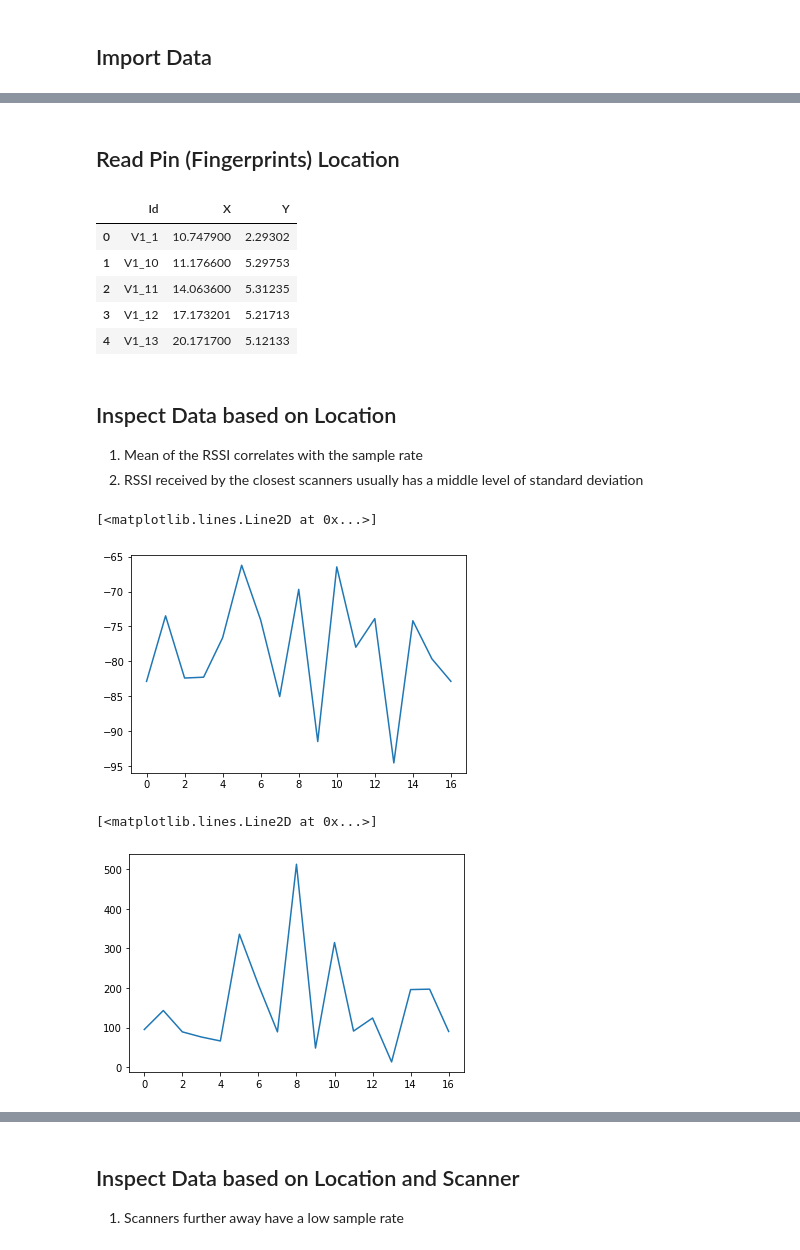
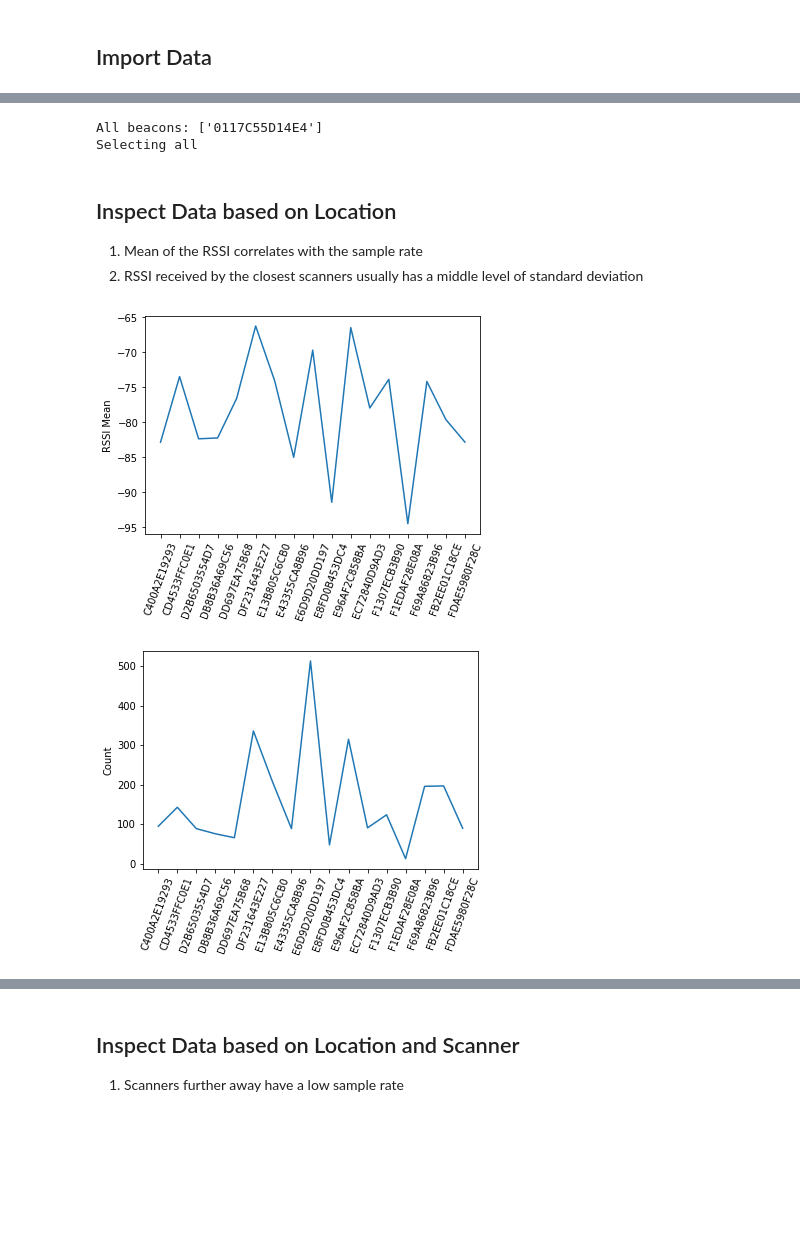
Before and after one commit to ChinHuan/blelocalization, a Jupyter notebook: Working Directory/Data Exploration.ipynb, the cells around one changed output, grey strips where cells are left out. Cells and saved outputs as stored; diff of their text form; code cells hidden in the pictures; blank space fills up the shorter version.

```diff
--- a/Working Directory/Data Exploration.ipynb
+++ b/Working Directory/Data Exploration.ipynb
@@ -68,12 +12,0 @@ B1
-# %% [markdown]
-## Read Pin (Fingerprints) Location
-# %%
-pinData = pd.read_csv("../Documents/Pin", sep='\t')
-pinData.head()
-# %% [output]
-|  | Id | X | Y |
-| 0 | V1_1 | 10.747900 | 2.29302 |
-| 1 | V1_10 | 11.176600 | 5.29753 |
-| 2 | V1_11 | 14.063600 | 5.31235 |
-| 3 | V1_12 | 17.173201 | 5.21713 |
-| 4 | V1_13 | 20.171700 | 5.12133 |
@@ -83,17 +13,27 @@ toCoor = pinDataMap.to_dict()
+# %%
+pin = read_pin("../Data/pin.csv")
+data = read_data("../Data/rssi3.csv")
+# %% [output]
+All beacons: ['0117C55D14E4']
+Selecting all
 # %% [markdown]
 ## Inspect Data based on Location
 1. Mean of the RSSI correlates with the sample rate
 2. RSSI received by the closest scanners usually has a middle level of standard deviation
 # %%
-m = B1[B1['location'] == "V1_23"].describe().loc["mean", :]
+m = data[data['location'] == "V1_23"].describe().loc["mean", :]
 plt.plot(np.arange(17), m)
+plt.xticks(np.arange(17), scanners, rotation=70)
+plt.ylabel("RSSI Mean")
+plt.show()
 # %% [output]
-[<matplotlib.lines.Line2D at 0x...>]
-[figure, old version]
+[figure, new version]
 # %%
-m = B1[B1['location'] == "V1_23"].describe().loc["count", :]
+m = data[data['location'] == "V1_23"].describe().loc["count", :]
 plt.plot(np.arange(17), m)
+plt.xticks(np.arange(17), scanners, rotation=70)
+plt.ylabel("Count")
+plt.show()
 # %% [output]
-[<matplotlib.lines.Line2D at 0x...>]
-[figure, old version]
+[figure, new version]
 # %%
```
Also changed, not shown: parts of 39 cells of this notebook, 2 other files.
